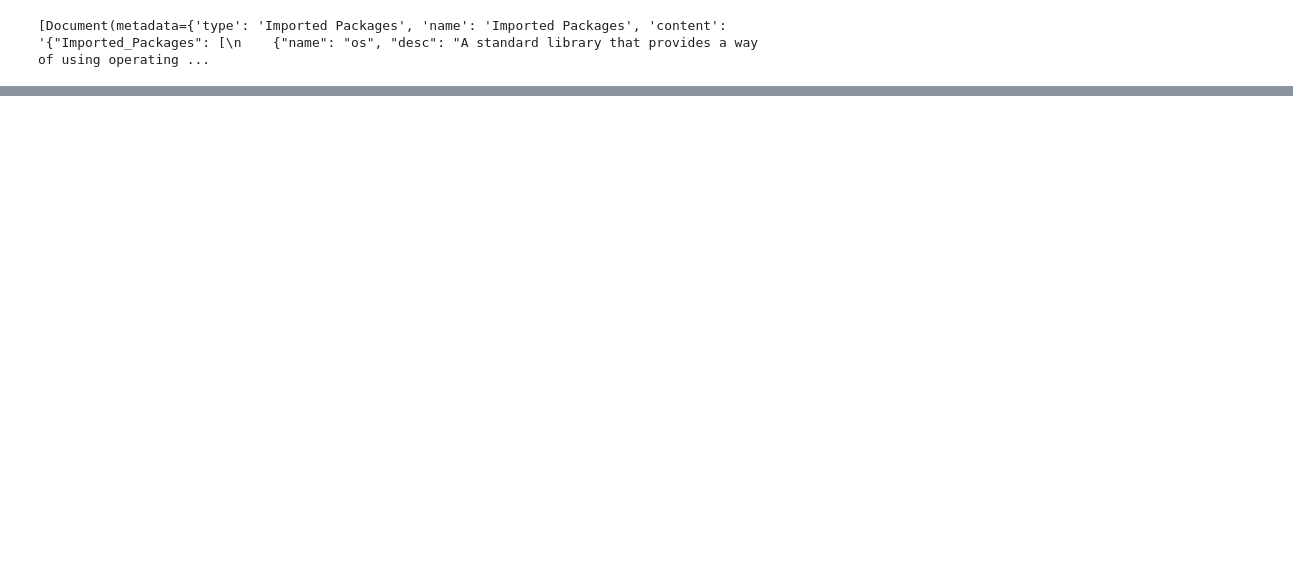
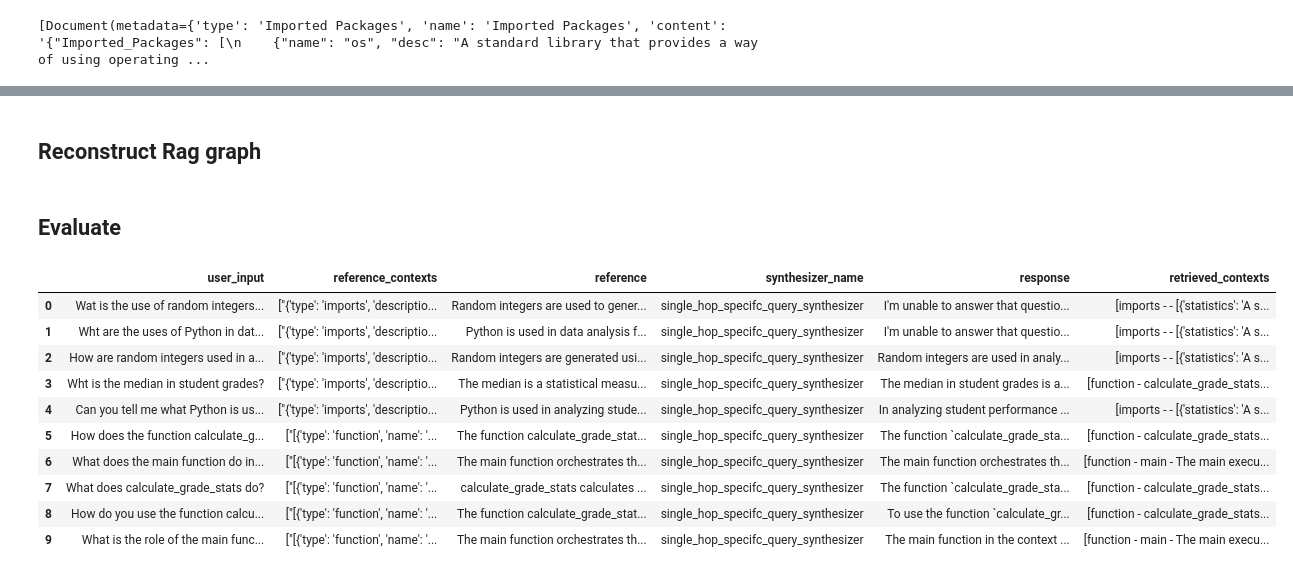
Before and after one commit to Mahinour1/Code_Documenter, a Jupyter notebook: code_documenter.ipynb, the cells around one changed output, grey strips where cells are left out. Saved outputs shown, nothing was run; the diff lists cells and outputs as text; code cells hidden in the pictures; blank space fills up the shorter version.

```diff
--- a/code_documenter.ipynb
+++ b/code_documenter.ipynb
@@ -710,0 +1564,2 @@ dataset.to_pandas()
+# %%
+test_questions, test_relevant_contexts = await create_questions(test_split_documents, 4)
@@ -710,0 +1822,5 @@ dataset.to_pandas()
+# %%
+import pickle
+with open("/content/description_chunks.pkl", "rb") as pickle_file:
+    docs = pickle.load(pickle_file)
+docs
@@ -710,0 +1833,21 @@ dataset.to_pandas()
+# %%
+qdrant_client = QdrantClient(":memory:")  # Use in-memory or provide host/port
+
+# # Define embedding model
+# embedding_model = OpenAIEmbeddings(model=finetune_embeddings)
+
+embedding_dim = 1024
+qdrant_client.create_collection(
+    collection_name="description_rag_data",
+    vectors_config=VectorParams(size=embedding_dim, distance=Distance.COSINE),
+)
+
+# Store in Qdrant with explicit embeddings
+vectorstore = Qdrant(qdrant_client, collection_name="description_rag_data", embeddings=finetune_embeddings)
+vectorstore.add_documents(docs)
+
+
+# Define the retriever
+qdrant_retriever = vectorstore.as_retriever(search_kwargs={"k": 3})
+# %% [markdown]
+## Reconstruct Rag graph
@@ -710,0 +1902,33 @@ dataset.to_pandas()
+# %% [markdown]
+## Evaluate
+# %%
+finetuned_embedder_dataset = golden_dataset.copy()
+finetuned_embedder_dataset['response'] = None
+finetuned_embedder_dataset['retrieved_contexts'] = None
+
+# for test_row in finetuned_embedder_dataset:
+#   response = main_graph.invoke({"query" : test_row.eval_sample.user_input, 'code_language': 'Python'})
+#   test_row.eval_sample.response = response["response"]
+#   test_row.eval_sample.retrieved_contexts = [context.page_content for context in response["context"]]
+
+for index, row in finetuned_embedder_dataset.iterrows():
+    response = main_graph.invoke({"query": row.user_input, "code_language": "Python"})
+    print(response)
+    print(f'response \n {response["response"]}')
+    print(f'retrieved_context \n {[context.page_content for context in response["context"]]}')
+    finetuned_embedder_dataset.loc[index, 'response'] = response["response"]
+    finetuned_embedder_dataset.at[index, 'retrieved_contexts'] = [context.page_content for context in response["context"]]
+
+finetuned_embedder_dataset
+# %% [output]
+|  | user_input | reference_contexts | reference | synthesizer_name | response | retrieved_contexts |
+| 0 | Wat is the use of random integers... | ["{'type': 'imports', 'descriptio... | Random integers are used to gener... | single_hop_specifc_query_synthesizer | I'm unable to answer that questio... | [imports - - [{'statistics': 'A s... |
+| 1 | Wht are the uses of Python in dat... | ["{'type': 'imports', 'descriptio... | Python is used in data analysis f... | single_hop_specifc_query_synthesizer | I'm unable to answer that questio... | [imports - - [{'statistics': 'A s... |
+| 2 | How are random integers used in a... | ["{'type': 'imports', 'descriptio... | Random integers are generated usi... | single_hop_specifc_query_synthesizer | Random integers are used in analy... | [imports - - [{'statistics': 'A s... |
+| 3 | Wht is the median in student grades? | ["{'type': 'imports', 'descriptio... | The median is a statistical measu... | single_hop_specifc_query_synthesizer | The median in student grades is a... | [function - calculate_grade_stats... |
+| 4 | Can you tell me what Python is us... | ["{'type': 'imports', 'descriptio... | Python is used in analyzing stude... | single_hop_specifc_query_synthesizer | In analyzing student performance ... | [imports - - [{'statistics': 'A s... |
+| 5 | How does the function calculate_g... | ["[{'type': 'function', 'name': '... | The function calculate_grade_stat... | single_hop_specifc_query_synthesizer | The function `calculate_grade_sta... | [function - calculate_grade_stats... |
+| 6 | What does the main function do in... | ["[{'type': 'function', 'name': '... | The main function orchestrates th... | single_hop_specifc_query_synthesizer | The main function orchestrates th... | [function - main - The main execu... |
+| 7 | What does calculate_grade_stats do? | ["[{'type': 'function', 'name': '... | calculate_grade_stats calculates ... | single_hop_specifc_query_synthesizer | The function `calculate_grade_sta... | [function - calculate_grade_stats... |
+| 8 | How do you use the function calcu... | ["[{'type': 'function', 'name': '... | The function calculate_grade_stat... | single_hop_specifc_query_synthesizer | To use the function `calculate_gr... | [function - calculate_grade_stats... |
+| 9 | What is the role of the main func... | ["[{'type': 'function', 'name': '... | The main function orchestrates th... | single_hop_specifc_query_synthesizer | The main function in the context ... | [function - main - The main execu... |
```
Also changed, not shown: parts of 101 cells of this notebook.
